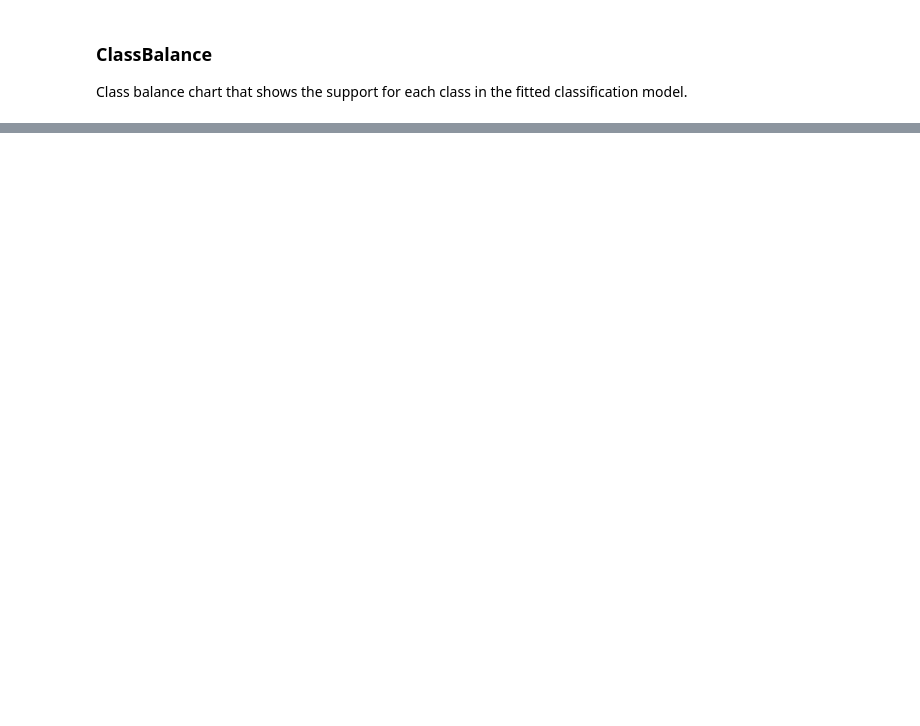
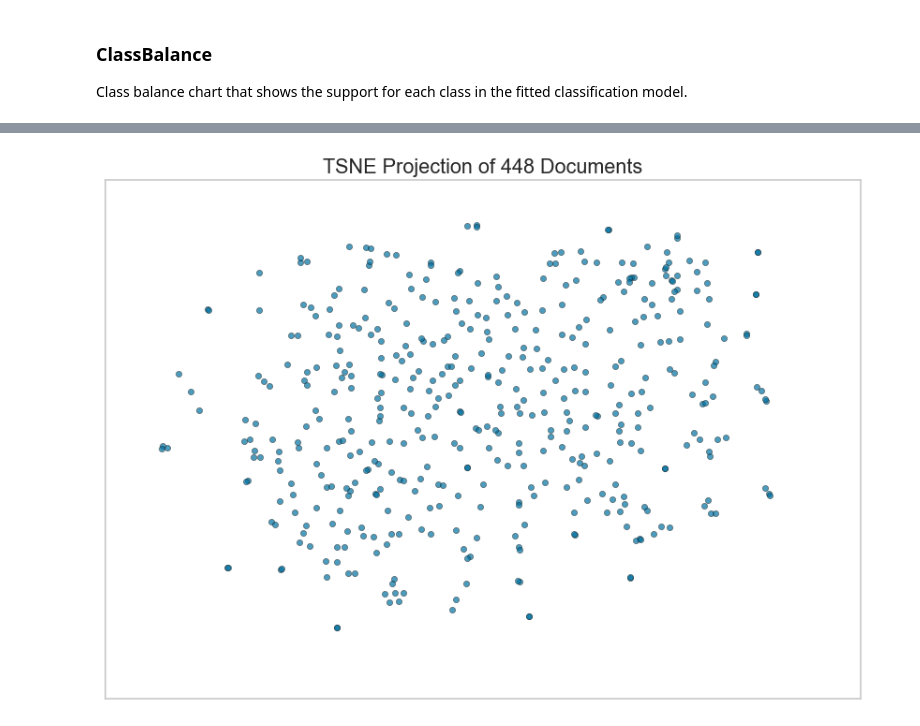
Before and after one commit to DistrictDataLabs/yellowbrick, a Jupyter notebook: examples/examples.ipynb, the cells around one changed output, grey strips where cells are left out. Cells and saved outputs as stored; diff of their text form; code cells hidden in the pictures; blank space fills up the shorter version.

```diff
--- a/examples/examples.ipynb
+++ b/examples/examples.ipynb
@@ -350,0 +460,7 @@ g = visualizer.poof()             # Draw/show/poof the data
+# %%
+# Don't color points with their classes
+tsne = TSNEVisualizer()
+tsne.fit(docs)
+tsne.poof()
+# %% [output]
+[figure, added]
```
Also changed, not shown: parts of 23 cells of this notebook, 1 other file.
